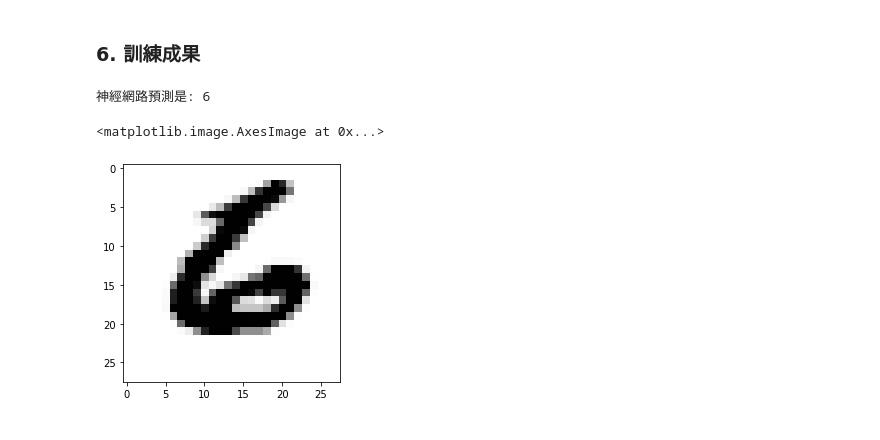
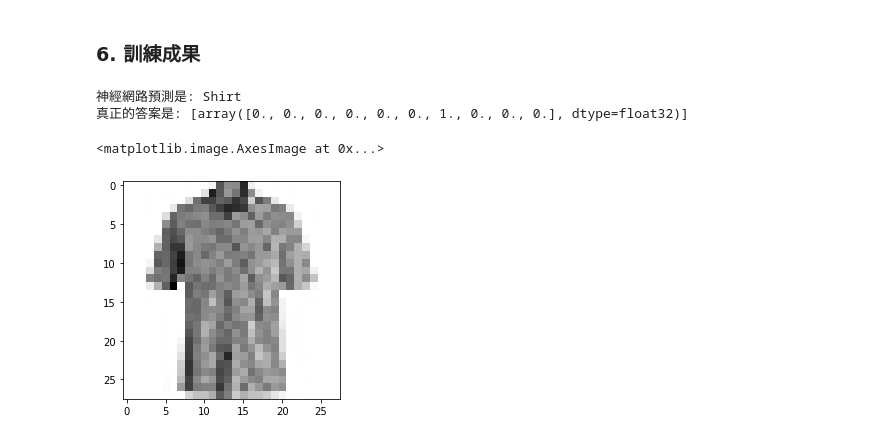
Before and after one commit to jerrylin0505/NCCU_ComputerProgram, a Jupyter notebook: HW1.ipynb, the cells around one changed output. Cells and saved outputs as stored; diff of their text form; code cells hidden in the pictures.

```diff
--- a/HW1.ipynb
+++ b/HW1.ipynb
@@ -80,4 +64,4 @@ from tensorflow.keras.optimizers import SGD
 # %%
 model = Sequential()
 # %%
-model.add(Dense(100, input_dim=784, activation='relu'))
+model.add(Dense(200, input_dim=784, activation='relu'))
@@ -89,3 +68,5 @@ Call initializer instance with the dtype argument instead of passing it to the c
+# %%
+model.add(Dense(200, activation='relu'))
 # %%
 model.add(Dense(100, activation='relu'))
 # %%
@@ -118,5 +97,5 @@ _________________________________________________________________
 # %% [markdown]
 ### 5. 訓練
 # %%
-model.fit(x_train, y_train, batch_size=50, epochs=20)
+model.fit(x_train, y_train, batch_size=25, epochs=40)
 # %% [output]
@@ -143,11 +122,12 @@ Epoch 20/20
 # %%
 result = model.predict_classes(x_test)
 # %%
-n = 9999
-print('神經網路預測是:', result[n])
-print('真正的答案是:', class_names[y_test[n]])
+n = 8756
+print('神經網路預測是:', class_names[result[n]])
+print('真正的答案是:', [y_test[n]])
 plt.imshow(x_test[n].reshape(28,28), cmap='Greys')
 # %% [output]
-神經網路預測是: 6
+神經網路預測是: Shirt
+真正的答案是: [array([0., 0., 0., 0., 0., 0., 1., 0., 0., 0.], dtype=float32)]
 <matplotlib.image.AxesImage at 0x...>
-[figure, old version]
+[figure, new version]
```
Also changed, not shown: parts of 6 cells of this notebook.
